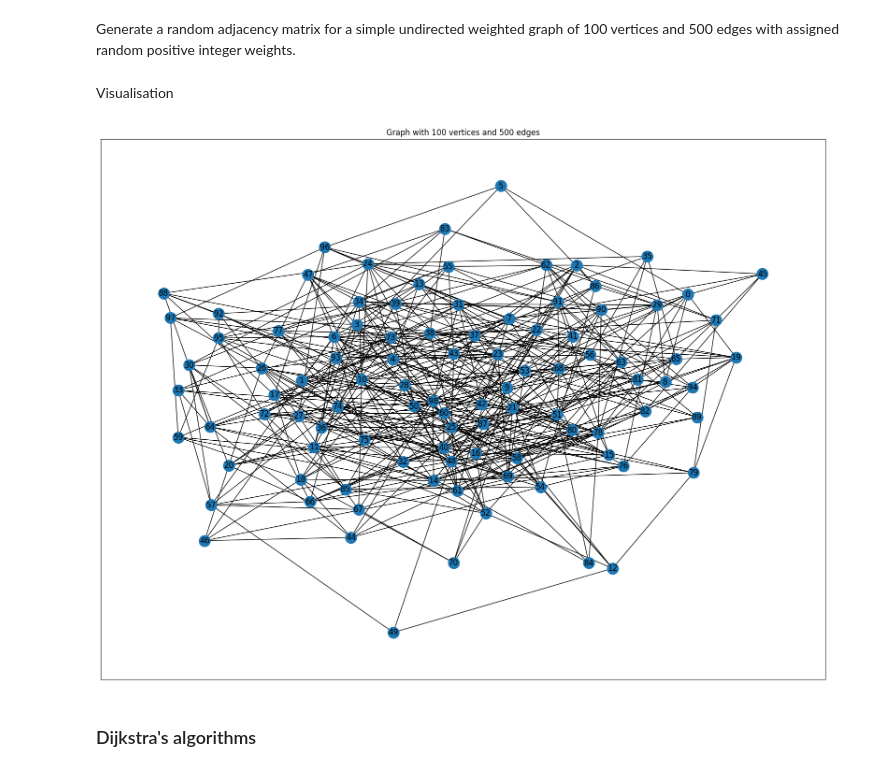
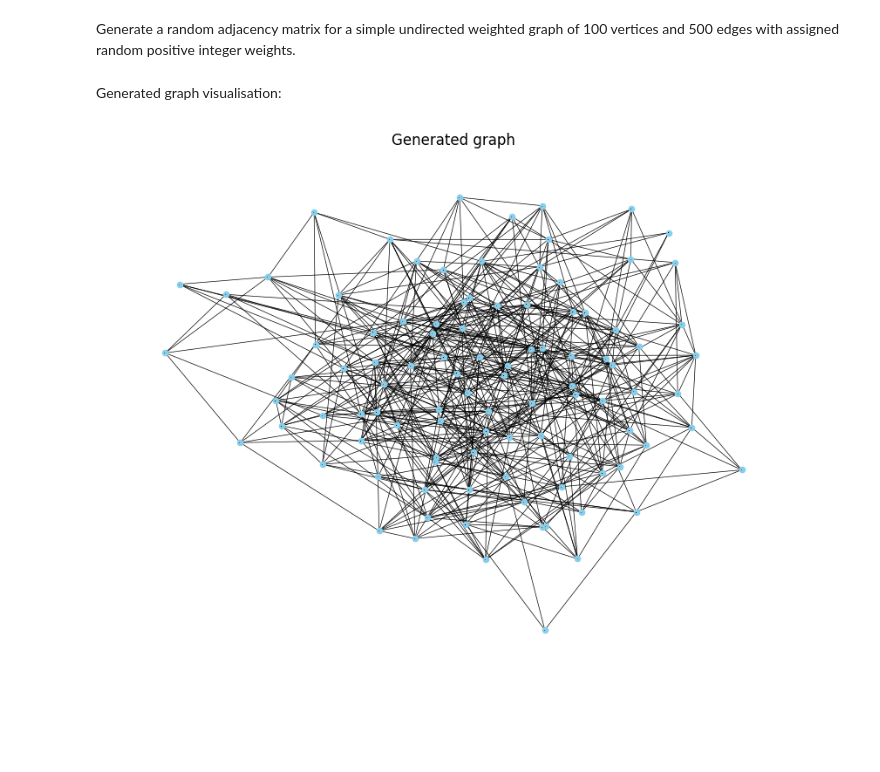
Before and after one commit to Swedist/study_itmo, a Jupyter notebook: algorithms/task_6.ipynb, the cells around one changed output. Saved outputs shown, nothing was run; the diff lists cells and outputs as text; code cells hidden in the pictures; blank space fills up the shorter version.

```diff
--- a/algorithms/task_6.ipynb
+++ b/algorithms/task_6.ipynb
@@ -42,14 +30,0 @@ for k in adjacency_dict:
-# %% [markdown]
-Visualisation
-# %%
-visualize = [i[0:2] for i in adjacency_list]
-G = nx.Graph()
-plt.figure(figsize=(20, 15))
-plt.title(f'Graph with {num_vertices} vertices and {num_edges} edges')
-G.add_edges_from(visualize)
-nx.draw_networkx(G)
-plt.show()
-# %% [output]
-[figure, removed]
-# %% [markdown]
-### Dijkstra's algorithms
@@ -62,0 +31,15 @@ def dijkstra_algorithm(start_vertex, target_vertex, G=G):
+# %% [markdown]
+Generated graph visualisation:
+# %%
+G = nx.from_numpy_array(adjacency_matrix)
+
+# Compute the spring layout
+pos = nx.spring_layout(G, iterations=100)
+
+# Plot the graph
+plt.figure(figsize=(8, 6))
+nx.draw(G, pos, with_labels=True, node_size=20, node_color='skyblue', font_size=1, font_weight='bold', arrows=True, width=0.5)
+plt.title("Generated graph")
+plt.show()
+# %% [output]
+[figure, added]
```
Also changed, not shown: parts of 27 cells of this notebook.
